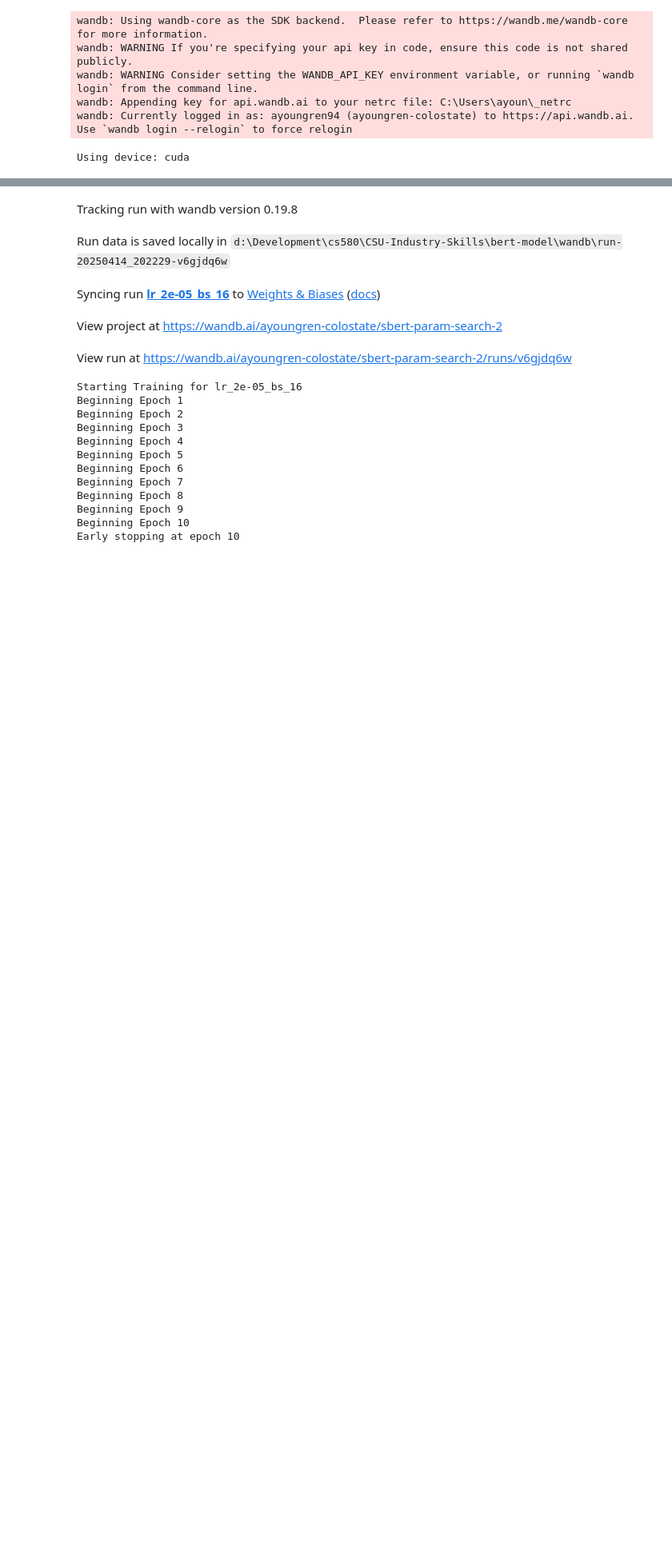
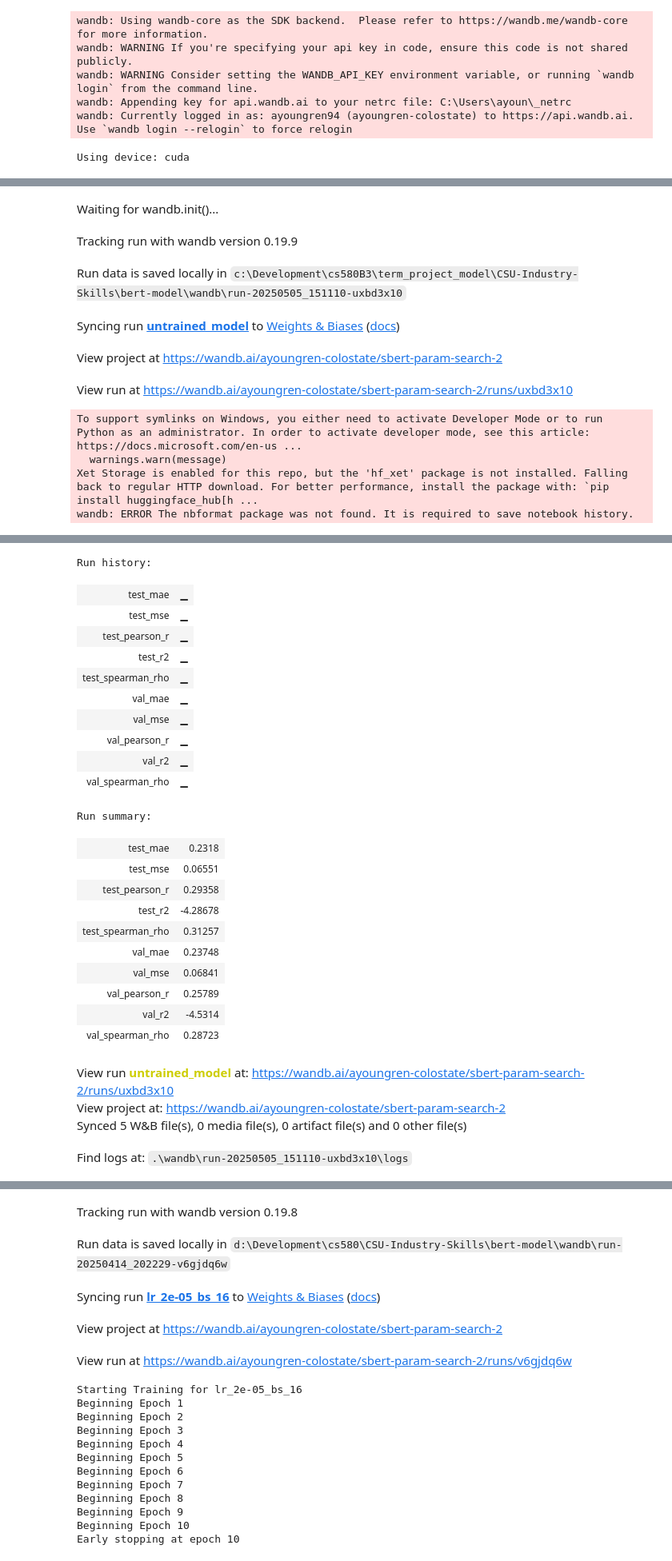
Before and after one commit to spencebl/CSU-Industry-Skills, a Jupyter notebook: bert-model/gaps_bert.ipynb, the cells around one changed output, grey strips where cells are left out. Shown at 80% size. Saved outputs shown, nothing was run; the diff lists cells and outputs as text; code cells hidden in the pictures; blank space fills up the shorter version.

```diff
--- a/bert-model/gaps_bert.ipynb
+++ b/bert-model/gaps_bert.ipynb
@@ -223,5 +240,5 @@ def create_training_data(jobs_df, courses_df, all_acquired_skills):
 
     return training_data
 
-all_acquired_skills = get_all_acquired_skills(courses_df)
-training_data = create_training_data(jobs_df, courses_df, all_acquired_skills)
+# all_acquired_skills = get_all_acquired_skills(courses_df)
+# training_data = create_training_data(jobs_df, courses_df, all_acquired_skills)
@@ -332,0 +385,42 @@ Using device: cuda
+# %%
+datasets = prepare_datasets(td_df)
+
+run = wandb.init(
+    entity="ayoungren-colostate",
+    project="sbert-param-search-2",
+    name="untrained_model"
+)
+
+val_metrics = evaluate_dataset(datasets['val'])
+
+
+run.log({
+    'val_mse': val_metrics['mse'],
+    'val_mae': val_metrics['mae'],
+    'val_r2': val_metrics['r2'],
+    'val_pearson_r': val_metrics['pearson_r'],
+    'val_spearman_rho': val_metrics['spearman_rho']
+})
+
+test_metrics = evaluate_dataset(datasets['test'])
+
+run.log({
+    'test_mse': test_metrics['mse'],
+    'test_mae': test_metrics['mae'],
+    'test_r2': test_metrics['r2'],
+    'test_pearson_r': test_metrics['pearson_r'],
+    'test_spearman_rho': test_metrics['spearman_rho']
+})
+
+run.finish()
+# %% [output]
+Waiting for wandb.init()...
+Tracking run with wandb version 0.19.9
+Run data is saved locally in c:\Development\cs580B3\term_project_model\CSU-Industry-Skills\bert-model\wandb\run-20250505_151110-uxbd3x10
+Syncing run untrained_model to Weights & Biases (docs)
+View project at https://wandb.ai/ayoungren-colostate/sbert-param-search-2
+View run at https://wandb.ai/ayoungren-colostate/sbert-param-search-2/runs/uxbd3x10
+To support symlinks on Windows, you either need to activate Developer Mode or to run Python as an administrator. In order to activate developer mode, see this article: https://docs.microsoft.com/en-us ...
+  warnings.warn(message)
+Xet Storage is enabled for this repo, but the 'hf_xet' package is not installed. Falling back to regular HTTP download. For better performance, install the package with: `pip install huggingface_hub[h ...
+wandb: ERROR The nbformat package was not found. It is required to save notebook history.
@@ -332,0 +428,26 @@ Using device: cuda
+Run history:
+| test_mae | ▁ |
+| test_mse | ▁ |
+| test_pearson_r | ▁ |
+| test_r2 | ▁ |
+| test_spearman_rho | ▁ |
+| val_mae | ▁ |
+| val_mse | ▁ |
+| val_pearson_r | ▁ |
+| val_r2 | ▁ |
+| val_spearman_rho | ▁ |
+Run summary:
+| test_mae | 0.2318 |
+| test_mse | 0.06551 |
+| test_pearson_r | 0.29358 |
+| test_r2 | -4.28678 |
+| test_spearman_rho | 0.31257 |
+| val_mae | 0.23748 |
+| val_mse | 0.06841 |
+| val_pearson_r | 0.25789 |
+| val_r2 | -4.5314 |
+| val_spearman_rho | 0.28723 |
+View run untrained_model at: https://wandb.ai/ayoungren-colostate/sbert-param-search-2/runs/uxbd3x10
+View project at: https://wandb.ai/ayoungren-colostate/sbert-param-search-2
+Synced 5 W&B file(s), 0 media file(s), 0 artifact file(s) and 0 other file(s)
+Find logs at: .\wandb\run-20250505_151110-uxbd3x10\logs
```
Also changed, not shown: parts of 32 cells of this notebook, 10 other files.
